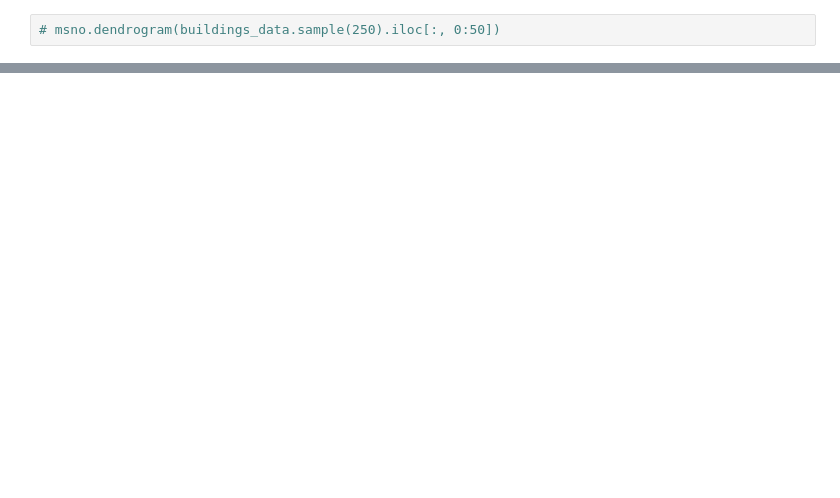
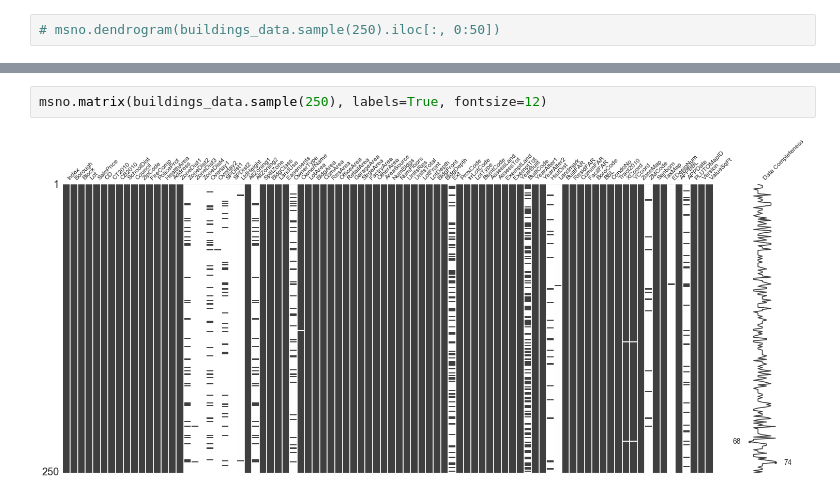
Before and after one commit to ResidentMario/missingno, a Jupyter notebook: missingno-bugs-needing-fixing.ipynb, the cells around one changed output, grey strips where cells are left out. Cells and saved outputs as stored; diff of their text form; blank space fills up the shorter version.

```diff
--- a/missingno-bugs-needing-fixing.ipynb
+++ b/missingno-bugs-needing-fixing.ipynb
@@ -49,0 +52,4 @@ ValueError: x and y must have same first dimension
+# %%
+msno.matrix(buildings_data.sample(250), labels=True, fontsize=12)
+# %% [output]
+[figure, added]
```
Also changed, not shown: parts of 6 cells of this notebook, 2 other files.
